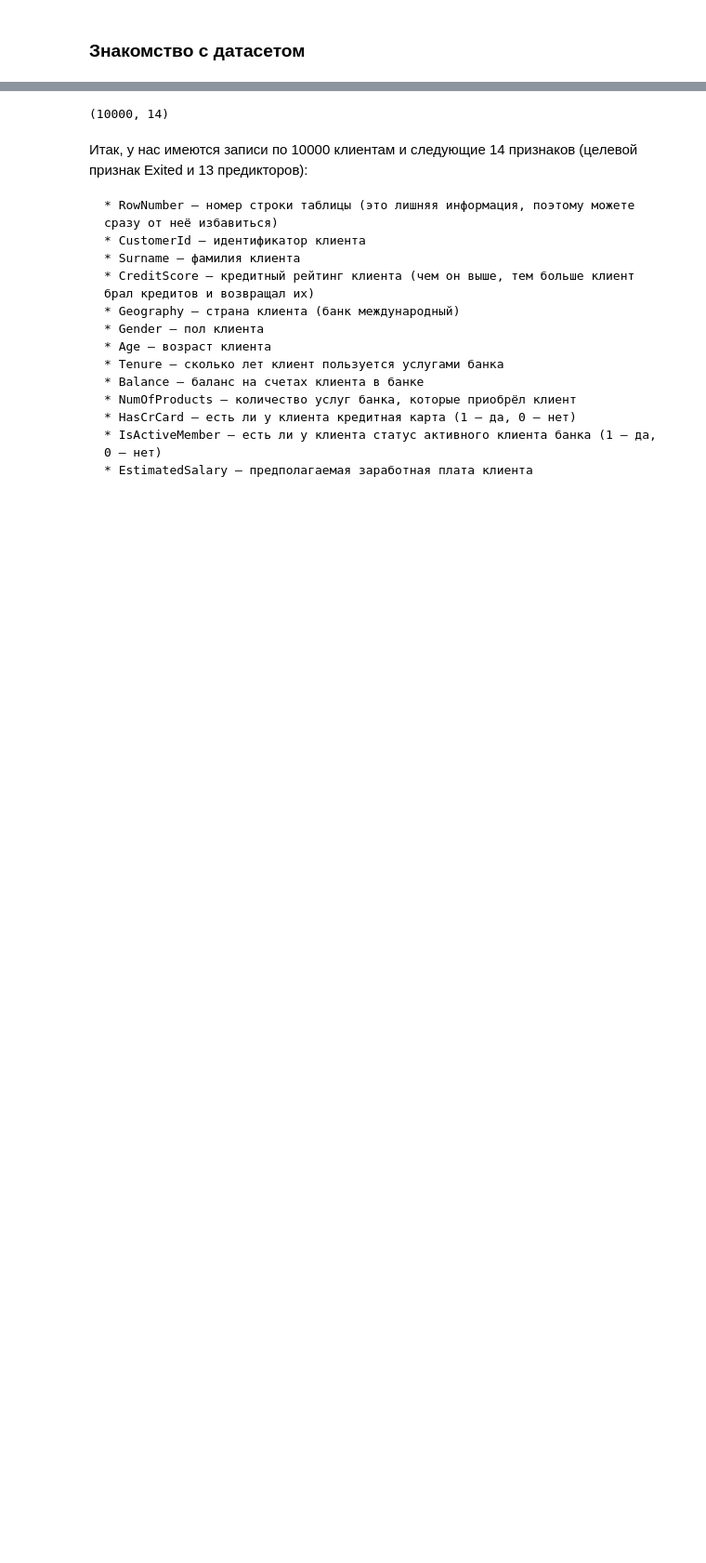
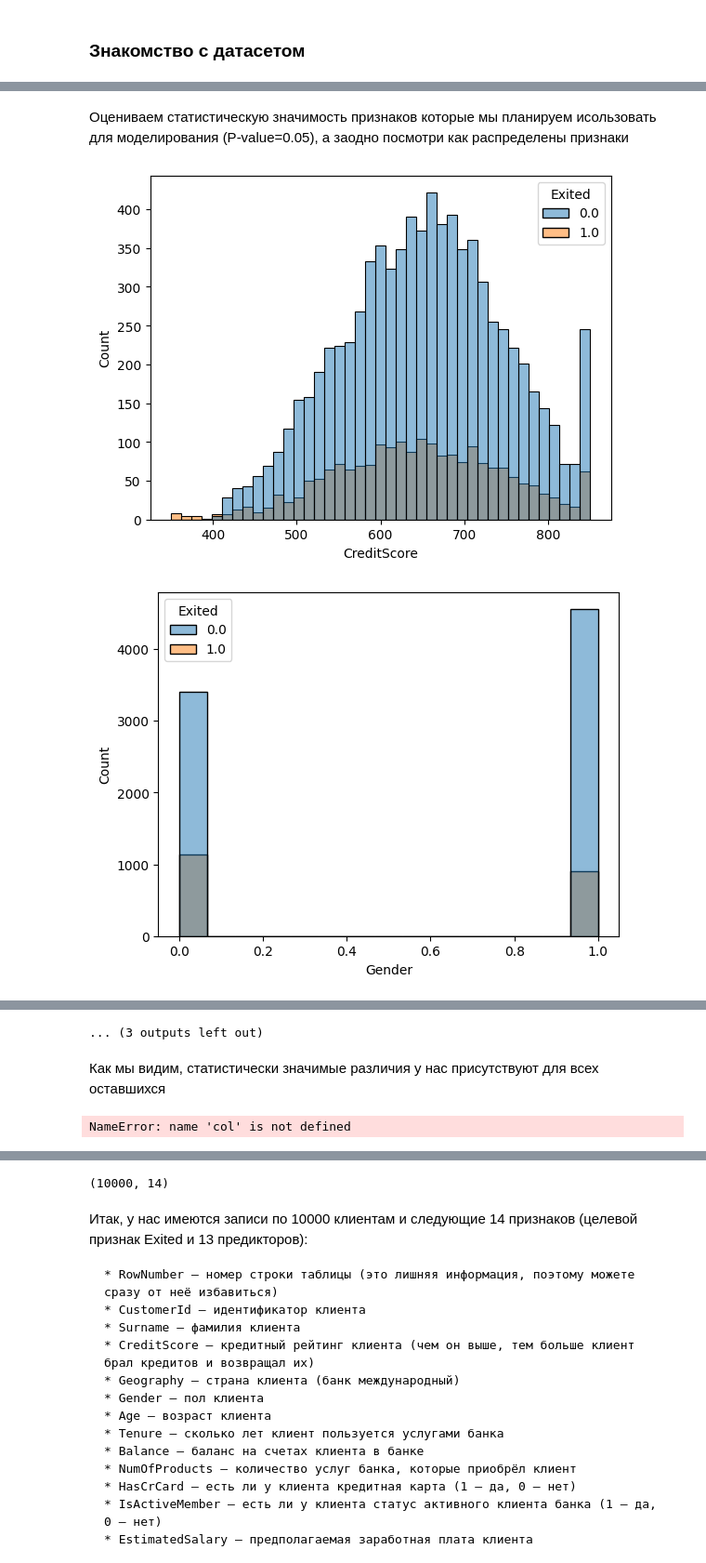
Before and after one commit to Raoufmamedov/various_studies, a Jupyter notebook: Churn study.ipynb, the cells around one changed output, grey strips where cells are left out. Shown at 93% size. Cells and saved outputs as stored; diff of their text form; code cells hidden in the pictures; blank space fills up the shorter version.

```diff
--- a/Churn study.ipynb
+++ b/Churn study.ipynb
@@ -44,0 +81,4 @@ churn_df.head()
+# %%
+churn_df.Gender=churn_df.Gender=='Male'
+churn_df=pd.concat([churn_df, pd.get_dummies(churn_df['Geography'])], axis=1).drop(['Geography', 'Surname', 'CustomerId', 'RowNumber'], axis=1).astype(float)
+churn_df.head()
@@ -44,0 +92,2 @@ churn_df.head()
+# %% [markdown]
+Оцениваем статистическую значимость признаков которые мы планируем исользовать для моделирования (P-value=0.05), а заодно посмотри как распределены признаки
@@ -44,0 +99,12 @@ churn_df.head()
+# %%
+sig=dict()
+for col in churn_df.drop('Exited', axis=1).columns:
+  sig[col]=ttest_ind(churn_df.query('Exited==1')[col], churn_df.query('Exited==0')[col])
+  sns.histplot(data=churn_df, x=churn_df[col], hue='Exited')
+  plt.show()
+sign=pd.DataFrame(sig).T.round(4)[1]
+display(sign)
+print('значимые признаки', "\n\n", sign[sign<=0.05].index)
+# %% [output]
+[figure, added]
+[figure, added]
@@ -44,0 +121,13 @@ churn_df.head()
+... (3 outputs left out)
+# %% [markdown]
+Как мы видим, статистически значимые различия у нас присутствуют для всех оставшихся
+# %%
+from scipy.stats import ttest_ind
+
+# Предположим, что groups — это результат groupby
+groups = [group[col] for name, group in churn_df.groupby('Exited')]
+
+# Правильный способ вызова:
+t_stat, p_val = ttest_ind(groups[0], groups[1], nan_policy='omit')
+# %% [output]
+NameError: name 'col' is not defined
```
Also changed, not shown: parts of 16 cells of this notebook.
